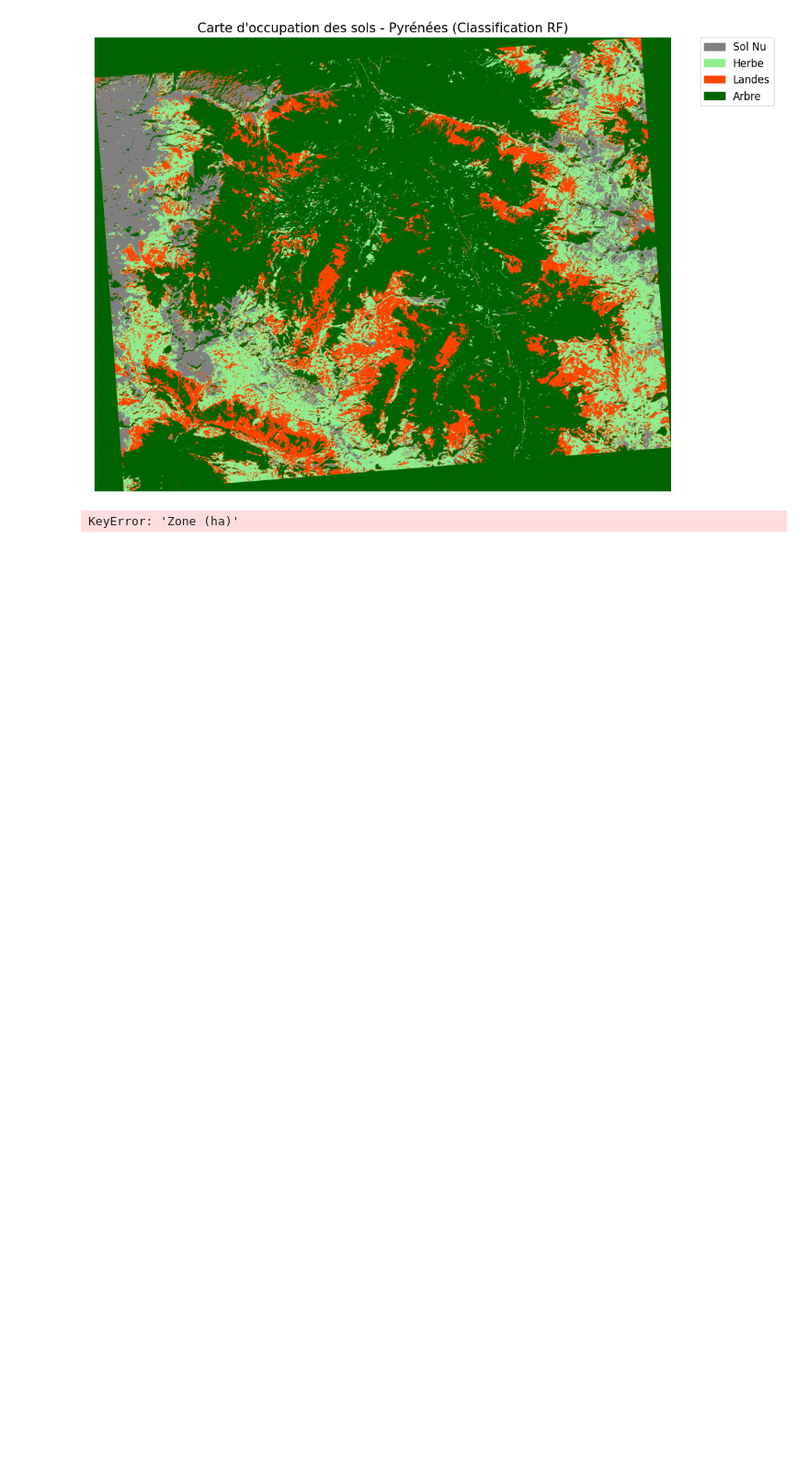
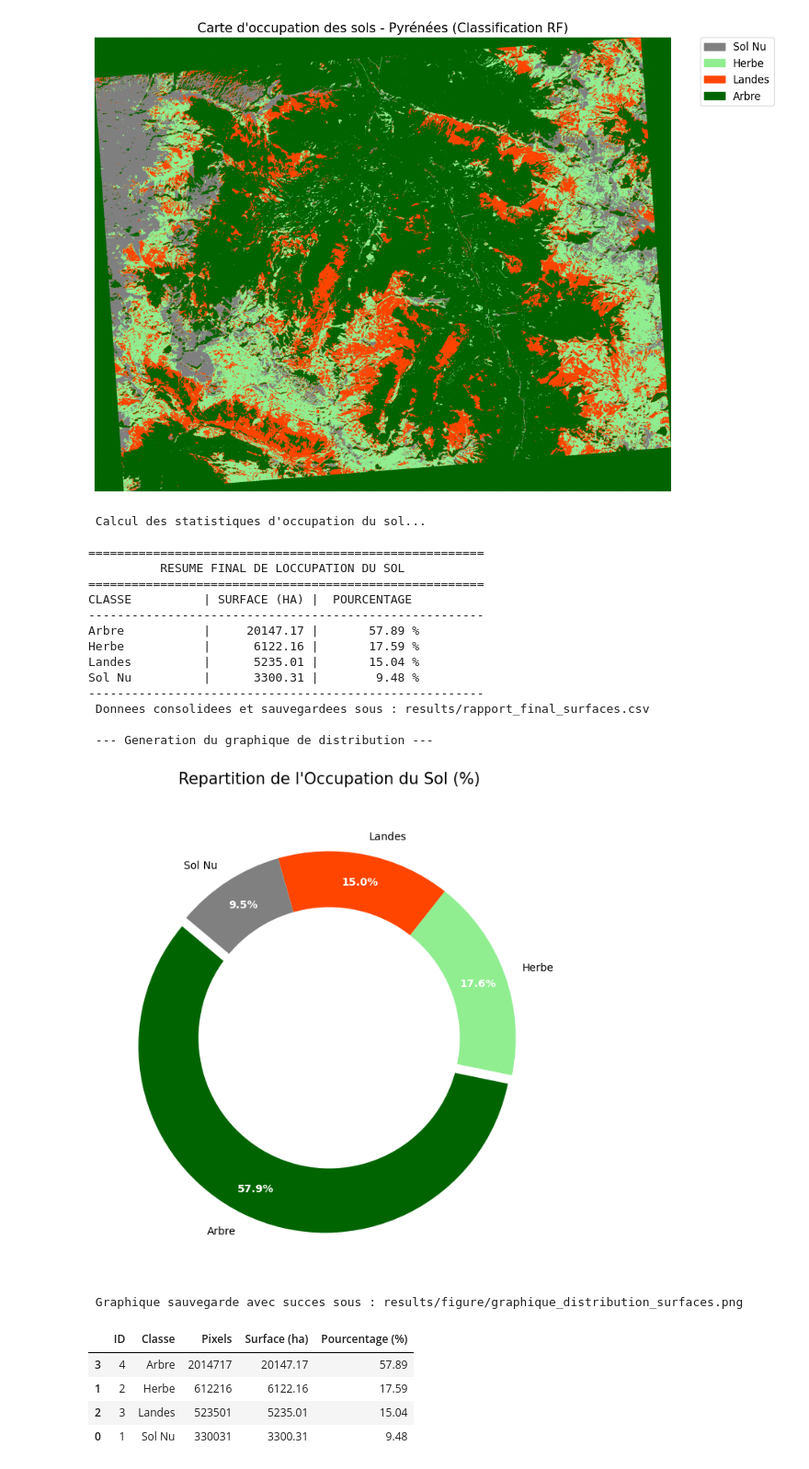
Before and after one commit to TajGama/sigmaM2_projet_25-26, a Jupyter notebook: projet_telea_GAMADELIMA_Thiago.ipynb, the cells around one changed output. Shown at 92% size. Drawn from its saved outputs; the diff is of its cells as text; code cells hidden in the pictures; blank space fills up the shorter version.

```diff
--- a/projet_telea_GAMADELIMA_Thiago.ipynb
+++ b/projet_telea_GAMADELIMA_Thiago.ipynb
@@ -634,43 +633,46 @@ plt.show()
 # %% [output]
 ✅ Mapa visual salvo em: /home/onyxia/work/results/figure/mapa_classificacao_final.png
 [figure]
-# %%
-# --- 1. PROCESSAMENTO E CÁLCULO ---
-# Filtramos apenas pixels válidos (diferentes de NoData/NaN) para garantir porcentagens reais
-valid_pixels = map_data[~np.isnan(map_data)]
-unique, counts = np.unique(valid_pixels, return_counts=True)
-
-pixel_size = 10 * 10  # Resolução Sentinel-2: 100m²
-total_area_pixels = np.sum(counts)
-class_names_list = ["Sol Nu", "Herbe", "Landes", "Arbre"]
-
-data_final = []
-for val, count in zip(unique, counts):
-    class_idx = int(val) - 1
-    nome_classe = class_names_list[class_idx]
-
-    area_ha = (count * pixel_size) / 10000
-    percentual = (count / total_area_pixels) * 100
-
-    data_final.append({
-        "ID": int(val),
-        "Classe": nome_classe,
-        "Pixels": count,
-        "Surface (ha)": round(area_ha, 2),
-        "Pourcentage (%)": round(percentual, 2)
-    })
-
-# --- 2. GERAÇÃO DA TABELA E EXPORTAÇÃO ---
-df_final = pd.DataFrame(data_final).sort_values(by="Zone (ha)", ascending=False)
-
-# Exportação para CSV (Padrão Excel com acentuação correta)
-csv_final_path = os.path.join(results_dir, "relatorio_final_areas.csv")
-df_final.to_csv(csv_final_path, index=False, sep=';', encoding='utf-8-sig')
-
-# Visualização no Jupyter
-display(df_final)
-# %% [output]
-KeyError: 'Zone (ha)'
+# %%
+from my_function import calcular_estatisticas_area, export_land_cover_chart
+
+# --- CONFIGURATION DES PARAMETRES ---
+results_dir = "results"
+
+# --- APPELS DES FONCTIONS ---
+
+# 1. Calcul des statistiques et generation du DataFrame
+# Note: map_data doit etre genere precedemment par votre modele
+df_resumo = calcular_estatisticas_area(map_data, results_dir)
+
+# 2. Generation du graphique a partir du DataFrame cree ci-dessus
+export_land_cover_chart(df_resumo, results_dir)
+
+# Visualisation directe dans le notebook
+display(df_resumo)
+# %% [output]
+ Calcul des statistiques d'occupation du sol...
+
+=======================================================
+          RESUME FINAL DE LOCCUPATION DU SOL
+=======================================================
+CLASSE          | SURFACE (HA) |  POURCENTAGE
+-------------------------------------------------------
+Arbre           |     20147.17 |       57.89 %
+Herbe           |      6122.16 |       17.59 %
+Landes          |      5235.01 |       15.04 %
+Sol Nu          |      3300.31 |        9.48 %
+-------------------------------------------------------
+ Donnees consolidees et sauvegardees sous : results/rapport_final_surfaces.csv
+
+ --- Generation du graphique de distribution ---
+[figure, added]
+ Graphique sauvegarde avec succes sous : results/figure/graphique_distribution_surfaces.png
+|  | ID | Classe | Pixels | Surface (ha) | Pourcentage (%) |
+| 3 | 4 | Arbre | 2014717 | 20147.17 | 57.89 |
+| 1 | 2 | Herbe | 612216 | 6122.16 | 17.59 |
+| 2 | 3 | Landes | 523501 | 5235.01 | 15.04 |
+| 0 | 1 | Sol Nu | 330031 | 3300.31 | 9.48 |
 # %% [markdown]
 ### Analyse Spatiale et Quantification de l'Occupation du Sol
 
```
Also changed, not shown: parts of 4 cells of this notebook, 10 other files.
